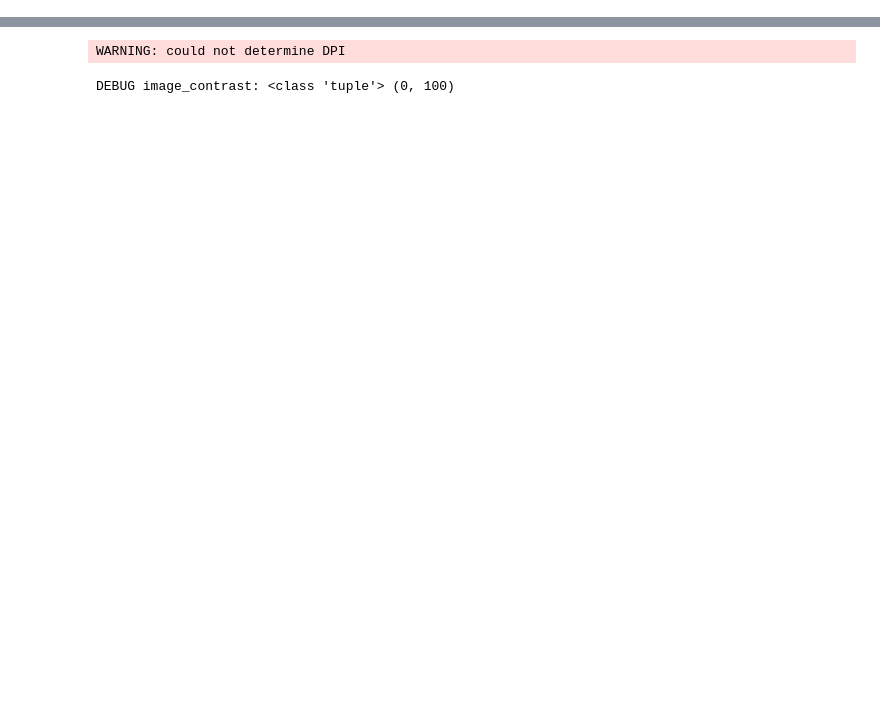
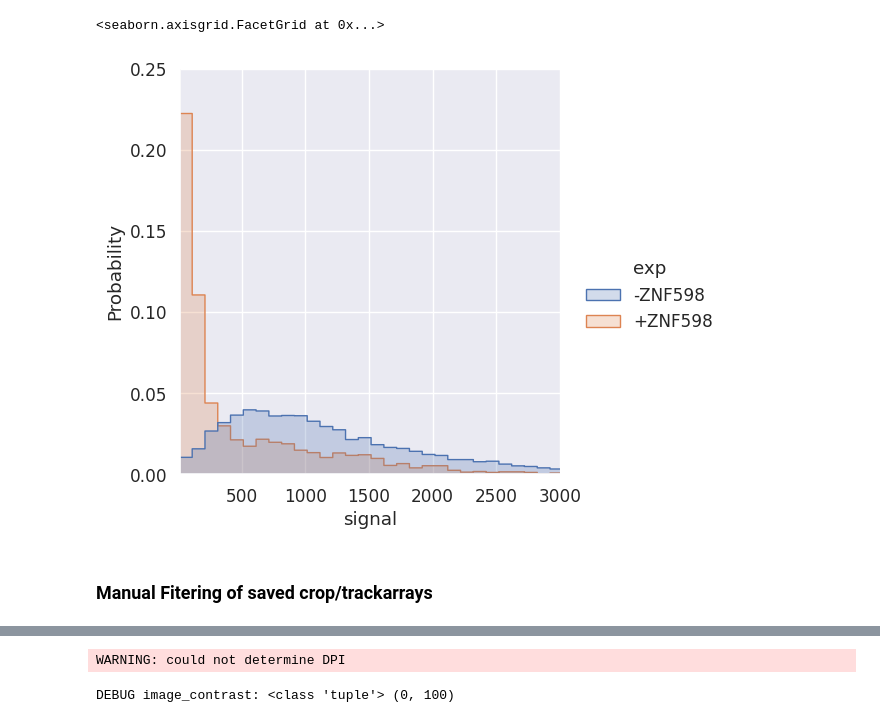
Before and after one commit to timstasevich/croparray, a Jupyter notebook: notebooks/AnalyzeTrackArrays.ipynb, the cells around one changed output, grey strips where cells are left out. Cells and saved outputs as stored; diff of their text form; code cells hidden in the pictures; blank space fills up the shorter version.

```diff
--- a/notebooks/AnalyzeTrackArrays.ipynb
+++ b/notebooks/AnalyzeTrackArrays.ipynb
@@ -70,0 +106,7 @@ test = ca.concat([ca.concat(cas=[my_ta,my_ta],dim='exp'),ca.concat(cas=[my_ta,my
+# %%
+g=my_ta.plot.displot( x="signal", hue="exp", bins=300, element="step", common_norm=False, stat="probability", aspect=1)
+g.set(xlim=(20,3000))
+g.set(ylim=(0,0.25))
+# %% [output]
+<seaborn.axisgrid.FacetGrid at 0x...>
+[figure, added]
@@ -71 +124,3 @@ test = ca.concat([ca.concat(cas=[my_ta,my_ta],dim='exp'),ca.concat(cas=[my_ta,my
+# %% [markdown]
+### Manual Fitering of saved crop/trackarrays
 # %%
```
Also changed, not shown: parts of 21 cells of this notebook, 6 other files.
